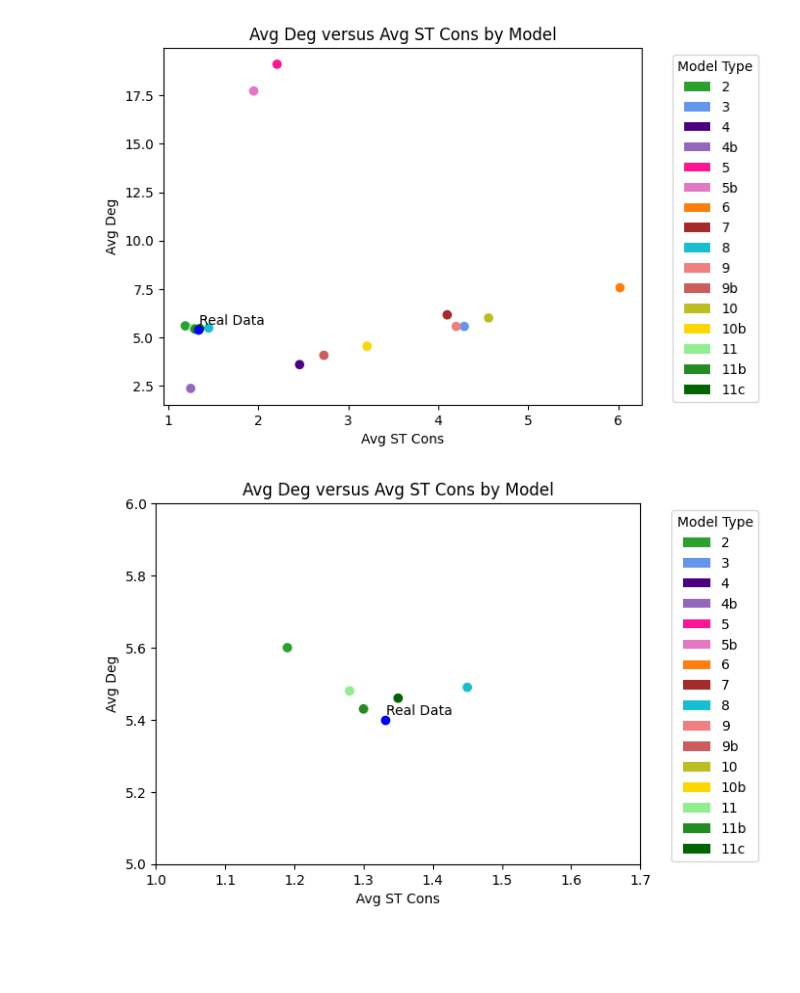
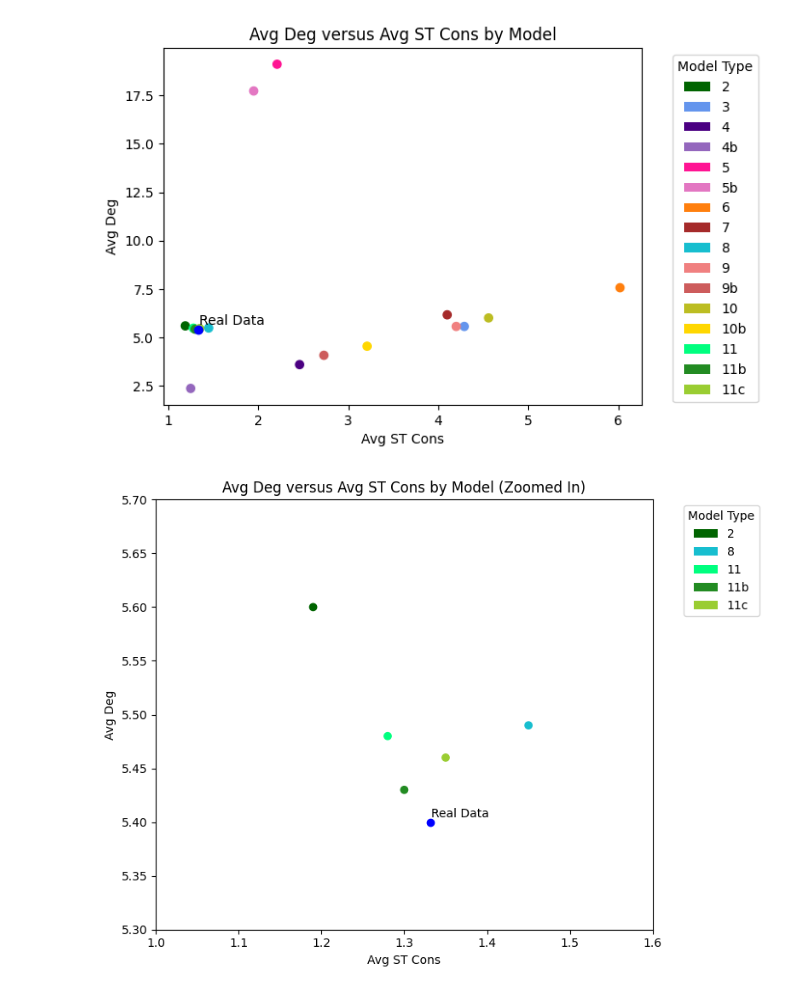
Before and after one commit to afr13dman/senior-thesis, a Jupyter notebook: visualize_models.ipynb, the cells around one changed output. Cells and saved outputs as stored; diff of their text form; code cells hidden in the pictures; blank space fills up the shorter version.

```diff
--- a/visualize_models.ipynb
+++ b/visualize_models.ipynb
@@ -21,7 +21,7 @@ for model in df["Model_Type"]:
 df["avg_st_con"] = avg_st_cons
 # %%
 model_colors = {
-    "2": "tab:green",
+    "2": "darkgreen",
     "3": "cornflowerblue",
     "4": "indigo",
     "4b": "tab:purple",
@@ -58,20 +58,39 @@ plt.legend(handles=legend_elements, title="Model Type", bbox_to_anchor=(1.05, 1)
 plt.title("Avg Deg versus Avg ST Cons by Model")
 plt.savefig(f'imgs/av_deg_st_cons_by_model.png')
 # %% [output]
-[figure, old version]
+[figure, new version]
 # %%
-plt.scatter(x=df["avg_st_con"], y=df["avg_deg"], c=colors)
+# Define zoomed in region
+x_min, x_max = 1, 1.6
+y_min, y_max = 5.3, 5.7
+
+# Filter df to just the visible points
+visible_df = df[(df["avg_st_con"] >= x_min) & (df["avg_st_con"] <= x_max) &
+                (df["avg_deg"] >= y_min) & (df["avg_deg"] <= y_max)]
+
+# Also filter the colors array accordingly
+visible_colors = [color for i, color in enumerate(colors) if df.index[i] in visible_df.index]
+
+# Create new model_colors dictionary just for the visible models
+visible_model_types = visible_df["Model_Type"].unique()
+visible_model_colors = {label: model_colors[label] for label in visible_model_types}
+
+# Plot
+plt.figure(figsize=(8, 6))
+plt.scatter(x=visible_df["avg_st_con"], y=visible_df["avg_deg"],
+            c=visible_colors)
 
 plt.scatter(x=rd_st_cons, y=rd_avg_deg, c="blue")
-plt.annotate(f'Real Data', (rd_st_cons, rd_avg_deg), textcoords="offset pixels")
+plt.annotate("Real Data", (rd_st_cons, rd_avg_deg), textcoords="offset pixels")
 
 plt.xlabel("Avg ST Cons")
 plt.ylabel("Avg Deg")
-legend_elements = [Patch(facecolor=color, label=label) for label, color in model_colors.items()]
+legend_elements = [Patch(facecolor=color, label=label) for label, color in visible_model_colors.items()]
 plt.legend(handles=legend_elements, title="Model Type", bbox_to_anchor=(1.05, 1), loc='upper left')
-plt.title("Avg Deg versus Avg ST Cons by Model")
-plt.xlim(1, 1.7)
-plt.ylim(5, 6)
-plt.savefig(f'imgs/av_deg_st_cons_by_model_zoomed_in.png')
+plt.title("Avg Deg versus Avg ST Cons by Model (Zoomed In)")
+plt.xlim(x_min, x_max)
+plt.ylim(y_min, y_max)
+plt.tight_layout()
+plt.savefig("imgs/av_deg_st_cons_by_model_zoomed_in.png")
 # %% [output]
-[figure, old version]
+[figure, new version]
```
Also changed, not shown: parts of 1 cell of this notebook, 7 other files.
